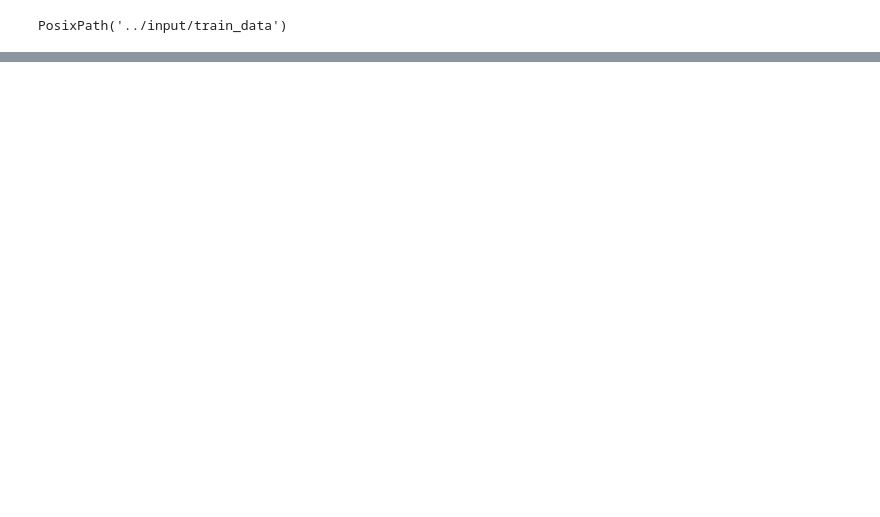
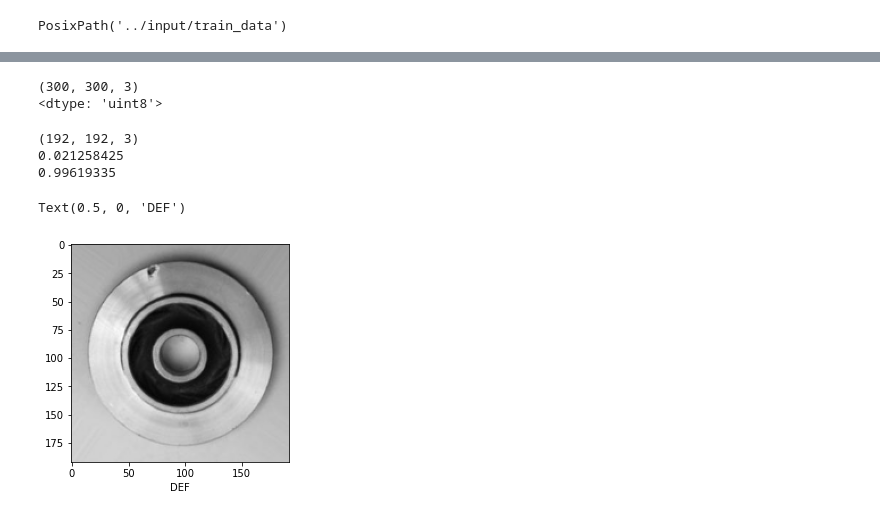
Before and after one commit to ducksfrogs/signate_quest, a Jupyter notebook: comp/casting_images/jup/first.ipynb, the cells around one changed output, grey strips where cells are left out. Drawn from its saved outputs; the diff is of its cells as text; code cells hidden in the pictures; blank space fills up the shorter version.

```diff
--- a/comp/casting_images/jup/first.ipynb
+++ b/comp/casting_images/jup/first.ipynb
@@ -49,0 +58,11 @@ DEF
+# %%
+def mk_idx(x):
+    if 'ok' in x:
+        return 'ok'
+    else:
+        return 'def'
+# %%
+all_image_labels = [label_to_index[mk_idx(path)] for path in all_image_paths]
+# %%
+for path in all_image_paths[:10]:
+    print(mk_idx(path))
@@ -49,0 +109,27 @@ DEF
+# %%
+print(img_tensor.shape)
+print(img_tensor.dtype)
+# %% [output]
+(300, 300, 3)
+<dtype: 'uint8'>
+# %%
+img_final = tf.image.resize(img_tensor, [192,192])
+img_final = img_final/255.0
+print(img_final.shape)
+print(img_final.numpy().min())
+print(img_final.numpy().max())
+# %% [output]
+(192, 192, 3)
+0.021258425
+0.99619335
+# %%
+def preprocess_image(image):
+    image = tf.image.decode_jpeg(image, channels=3)
+    image = tf.image.resize(image, [192,192])
+    image /= 255.0
+
+    return image
+
+def load_and_preprocess_image(path):
+    image = tf.io.read_file(path)
+    return preprocess_image(image)
@@ -49,0 +138,10 @@ DEF
+# %%
+image_path = all_image_paths[0]
+label = all_image_labels[0]
+
+plt.imshow(load_and_preprocess_image(image_path))
+plt.grid(False)
+plt.xlabel(caption_image(image_path))
+# %% [output]
+Text(0.5, 0, 'DEF')
+[figure, added]
```
Also changed, not shown: parts of 11 cells of this notebook, 1 other file.
